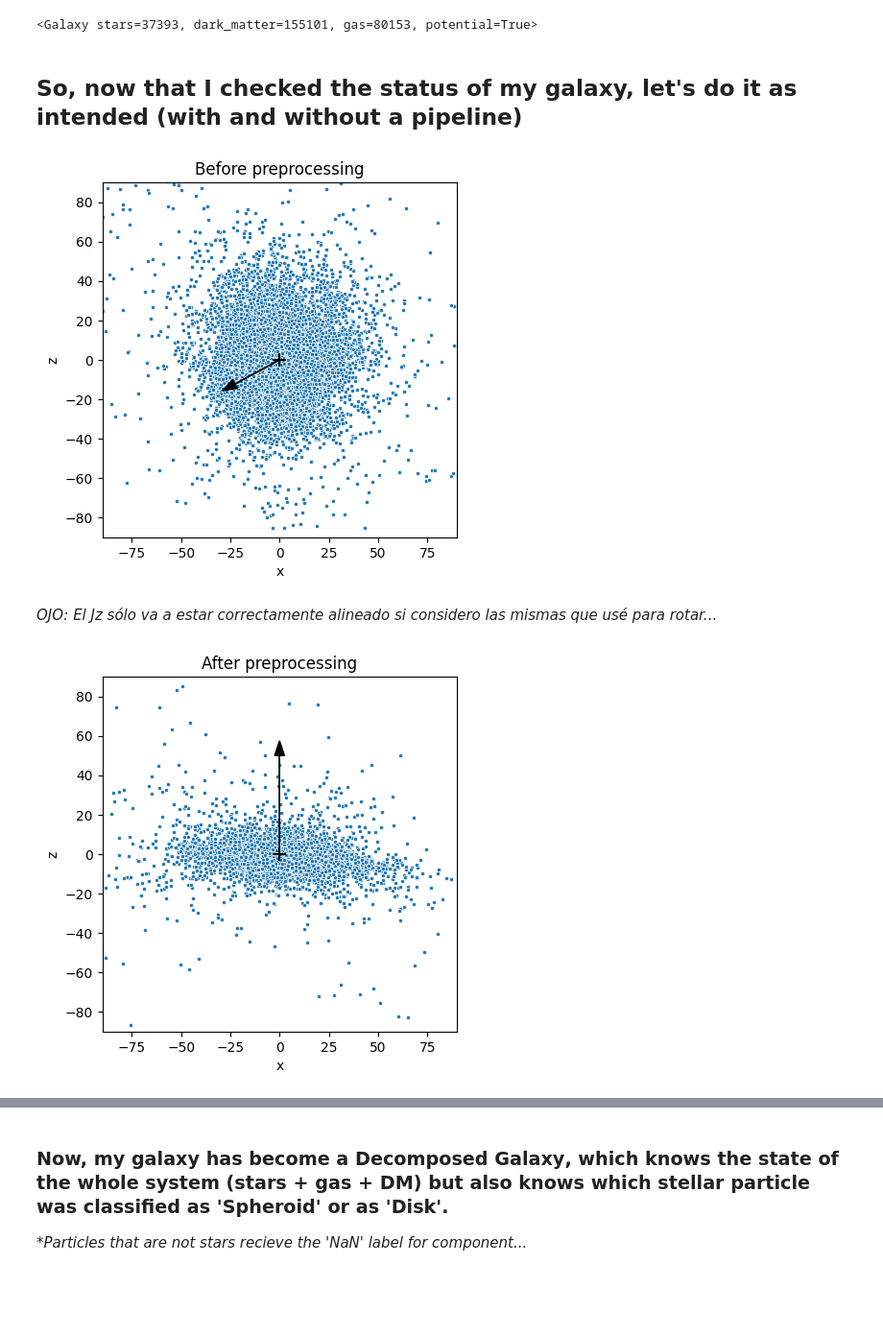
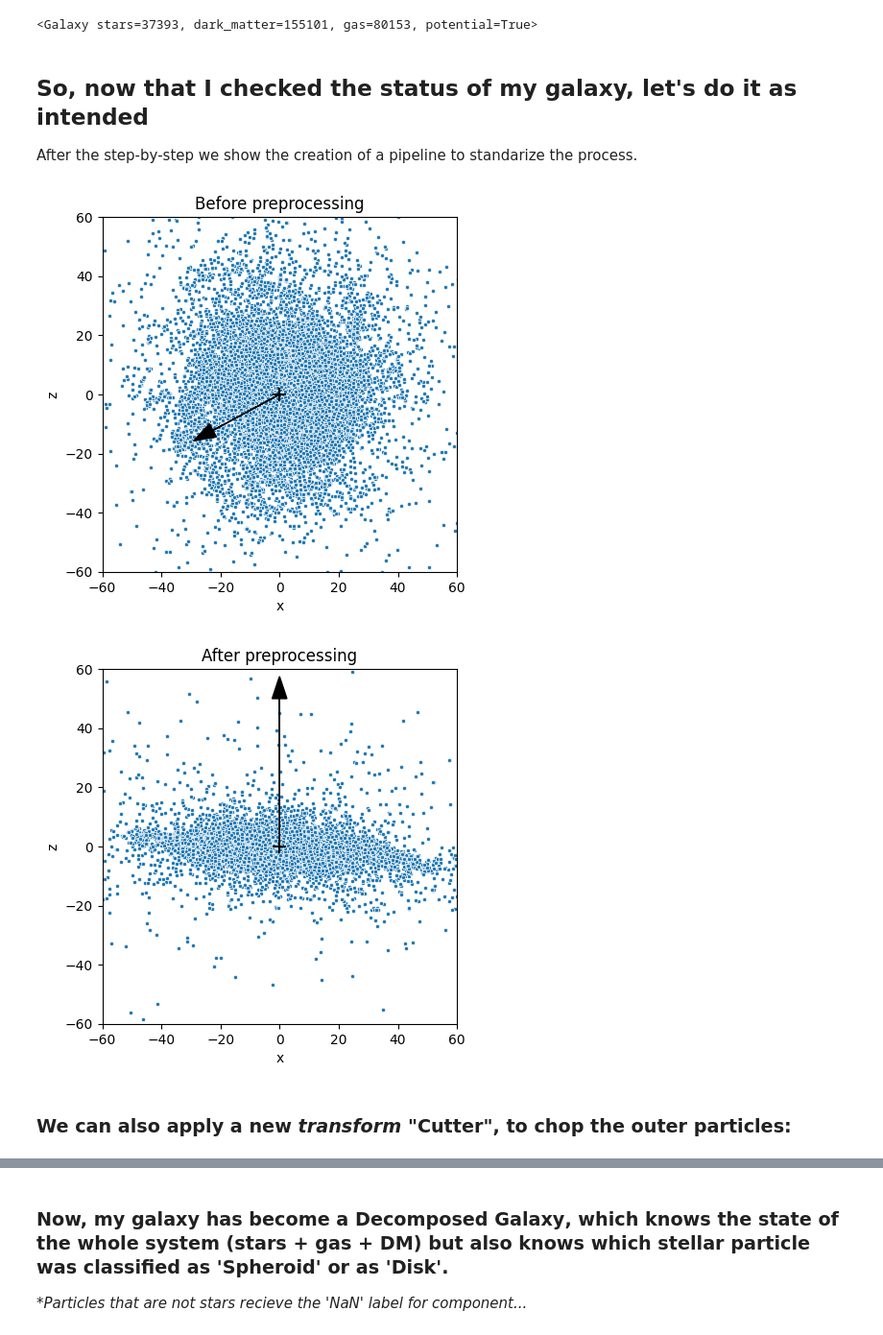
Before and after one commit to BrunoCeliz/galaxy-chop, a Jupyter notebook: draft/Galaxychop_tutorial.ipynb, the cells around one changed output, grey strips where cells are left out. Shown: that part at 96% size. Drawn from its saved outputs; the diff is of its cells as text; code cells hidden in the pictures; blank space fills up the shorter version.

```diff
--- a/draft/Galaxychop_tutorial.ipynb
+++ b/draft/Galaxychop_tutorial.ipynb
@@ -79,7 +78,9 @@ Decomposer = gchop.models.JThreshold(eps_cut=0.7)
 
 decomp_glx = Decomposer.decompose(gal)
 # %% [markdown]
-## So, now that I checked the status of my galaxy, let's do it as intended (with and without a pipeline)
+## So, now that I checked the status of my galaxy, let's do it as intended
+
+After the step-by-step we show the creation of a pipeline to standarize the process.
 # %%
 # I don't want to overwrite my vanilla galaxy, just for comparison
 transf_gal = gal
@@ -91,25 +93,26 @@ transf_gal = Aligner.transform(transf_gal)
 # %%
 # Draw without importing maltplotlib, but maybe preferrable...
 
 # Stars of the galaxy, before rotation
 ax = gal.plot.scatter("x", "z", ptypes='stars')
+
 # The (0,0,0):
 ax.scatter([0], [0], marker='+', s=100, c='k')
+
 # The angular momentum vector:
 Jx_tot = gal.stars.Jx_.value.sum()
 Jy_tot = gal.stars.Jy_.value.sum()
 Jz_tot = gal.stars.Jz_.value.sum()
 J_tot = (Jx_tot**2 + Jy_tot**2 + Jz_tot**2)**(0.5)
+
 ax.arrow(0, 0, 50 * Jx_tot/J_tot, 50 * Jz_tot/J_tot,
           color='k', head_width=5)
-#ax.set_aspect('equal', adjustable='box')
+
 ax.set_title('Before preprocessing')
-ax.set_xlim(-90,90)
-ax.set_ylim(-90,90)
+ax.set_xlim(-60,60)
+ax.set_ylim(-60,60)
 ax.set_box_aspect(1)
 # %% [output]
-[figure, old version]
+[figure, new version]
-# %% [markdown]
-*OJO: El Jz sólo va a estar correctamente alineado si considero las mismas que usé para rotar...*
 # %%
 import numpy as np
@@ -120,19 +123,24 @@ r_stars = np.linalg.norm((transf_gal.stars.x.value,
 # %%
 # Stars of the galaxy, after rotation
 ax = transf_gal.plot.scatter("x", "z", ptypes='stars')
+
 # The (0,0,0):
 ax.scatter([0], [0], marker='+', s=100, c='k')
+
 # The angular momentum vector:
 Jx_tot = transf_gal.stars.Jx_.value[r_stars < 10.].sum()
 Jy_tot = transf_gal.stars.Jy_.value[r_stars < 10.].sum()
 Jz_tot = transf_gal.stars.Jz_.value[r_stars < 10.].sum()
 J_tot = (Jx_tot**2 + Jy_tot**2 + Jz_tot**2)**(0.5)
+
 ax.arrow(0, 0, 50 * Jx_tot/J_tot, 50 * Jz_tot/J_tot,
           color='k', head_width=5)
-#ax.set_aspect('equal', adjustable='box')
+
 ax.set_title('After preprocessing')
-ax.set_xlim(-90,90)
-ax.set_ylim(-90,90)
+ax.set_xlim(-60,60)
+ax.set_ylim(-60,60)
 ax.set_box_aspect(1)
 # %% [output]
-[figure, old version]
+[figure, new version]
+# %% [markdown]
+### We can also apply a new *transform* "Cutter", to chop the outer particles:
```
Also changed, not shown: parts of 53 cells of this notebook.
